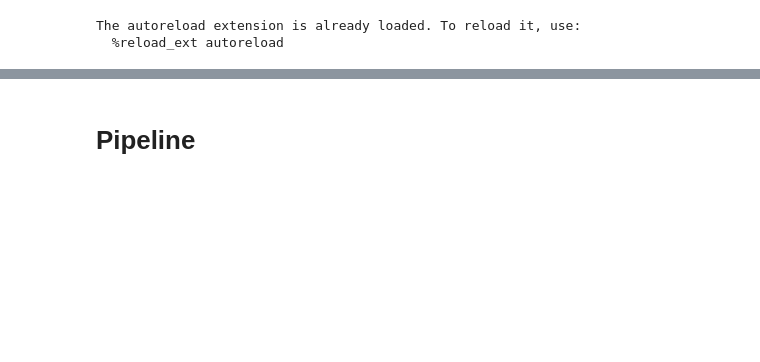
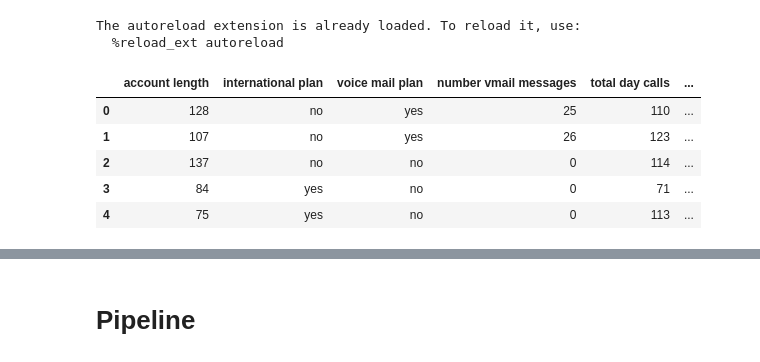
Before and after one commit to howen7/Predictive_Modeling, a Jupyter notebook: notebooks/exploratory/Hunter2.ipynb, the cells around one changed output, grey strips where cells are left out. Drawn from its saved outputs; the diff is of its cells as text; code cells hidden in the pictures; blank space fills up the shorter version.

```diff
--- a/notebooks/exploratory/Hunter2.ipynb
+++ b/notebooks/exploratory/Hunter2.ipynb
@@ -29,6 +30,15 @@ if module_path not in sys.path:
 # %% [output]
 The autoreload extension is already loaded. To reload it, use:
   %reload_ext autoreload
+# %%
+X.head()
+# %% [output]
+|  | account length | international plan | voice mail plan | number vmail messages | total day calls | ... |
+| 0 | 128 | no | yes | 25 | 110 | ... |
+| 1 | 107 | no | yes | 26 | 123 | ... |
+| 2 | 137 | no | no | 0 | 114 | ... |
+| 3 | 84 | yes | no | 0 | 71 | ... |
+| 4 | 75 | yes | no | 0 | 113 | ... |
 # %%
 y = pd.read_csv('../../src/data/y_dataframe.csv', index_col= 0, squeeze= True)
 X = pd.read_csv('../../src/data/X_dataframe.csv', index_col= 0)
```
Also changed, not shown: parts of 21 cells of this notebook, 1 other file.
